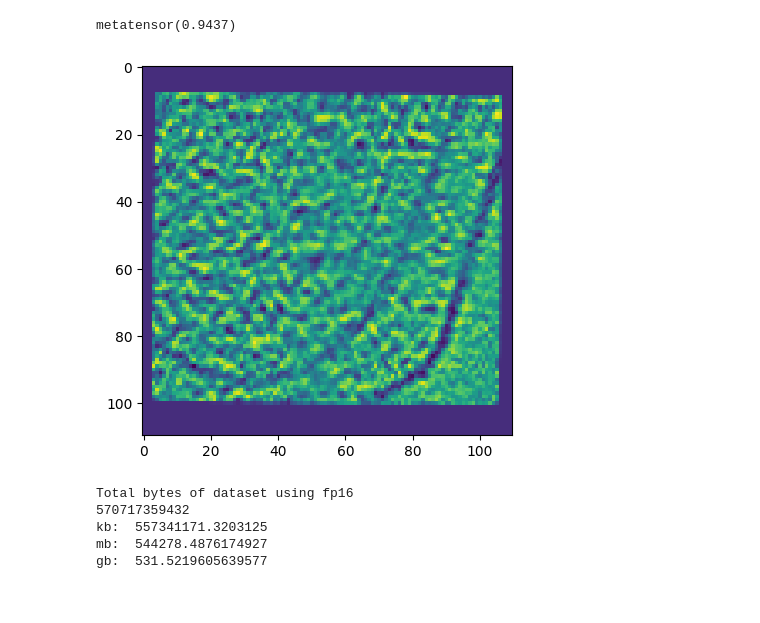
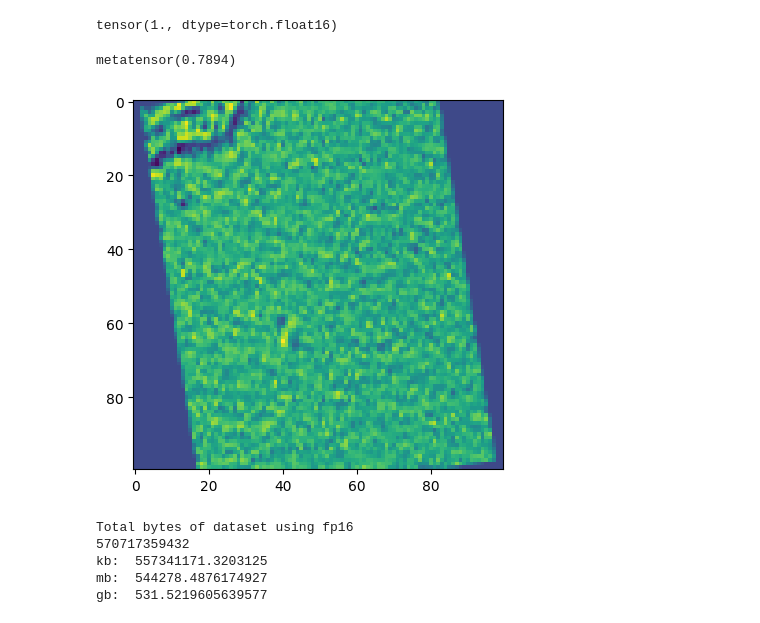
Before and after one commit to hmhornung/BYU-Locating-Bacterial-Flagellar-Motors, a Jupyter notebook: preprocess/augment.ipynb, the cells around one changed output. Drawn from its saved outputs; the diff is of its cells as text; code cells hidden in the pictures.

Commit message:
augment work

```diff
--- a/preprocess/augment.ipynb
+++ b/preprocess/augment.ipynb
@@ -115,3 +41,7 @@ tgt = augment.get_heatmap(src.shape,
+# %%
+tgt.max()
+# %% [output]
+tensor(1., dtype=torch.float16)
 # %%
 gpu = False
 src = torch.Tensor(src).to(torch.float16)
@@ -119,23 +49,24 @@ tgt = torch.Tensor(tgt).to(torch.float16)
 # %%
 aug_params = {
     "patch_size": (100,100,100),
-    "final_size":   (110,110,110),
+    "final_size":   (100,100,100),
     "flip_prob":  0.5,
     "rot_prob":   1.0,
     "scale_prob": 1.0,
     "rot_range":  np.pi,
     "scale_range": 0.2
 }
-# sample = rand_aug(src=src,
-#          tgt=tgt,
-#          aug_params=aug_params,
-#          gpu=gpu)
-plt.imshow(sample['src'][0,15,:,:], cmap='viridis')
+# sample = {'src':src,'tgt':tgt}
+# sample = augment.rand_aug(
+#     sample=sample,
+#     aug_params=aug_params,
+#     gpu=gpu)
+plt.imshow(sample['src'][0,10,:,:], cmap='viridis')
 # plt.imshow(sample['tgt'][0,50,:,:], cmap='viridis')
-print(sample['tgt'][0,15].max())
+print(sample['tgt'][0,10].max())
 # %% [output]
-metatensor(0.9437)
+metatensor(0.7894)
-[figure, old version]
+[figure, new version]
 # %%
 df = pd.read_csv(os.path.join('..','data/train_labels.csv'))
 # Assuming df is your DataFrame
```
Also changed, not shown: parts of 5 cells of this notebook, 5 other files.
